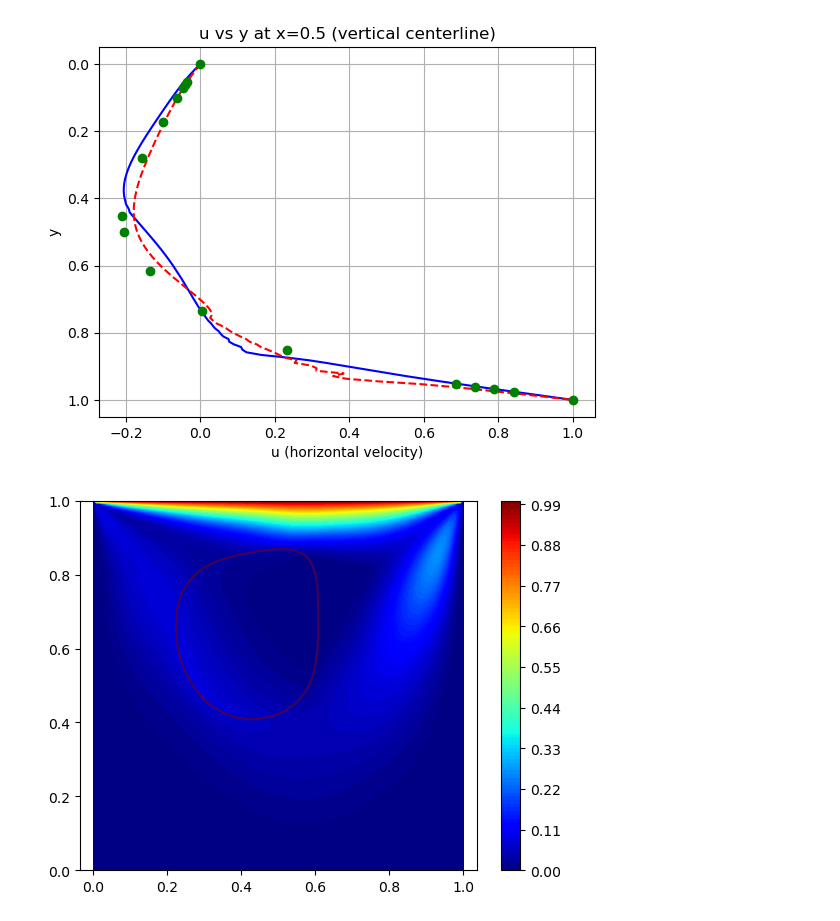
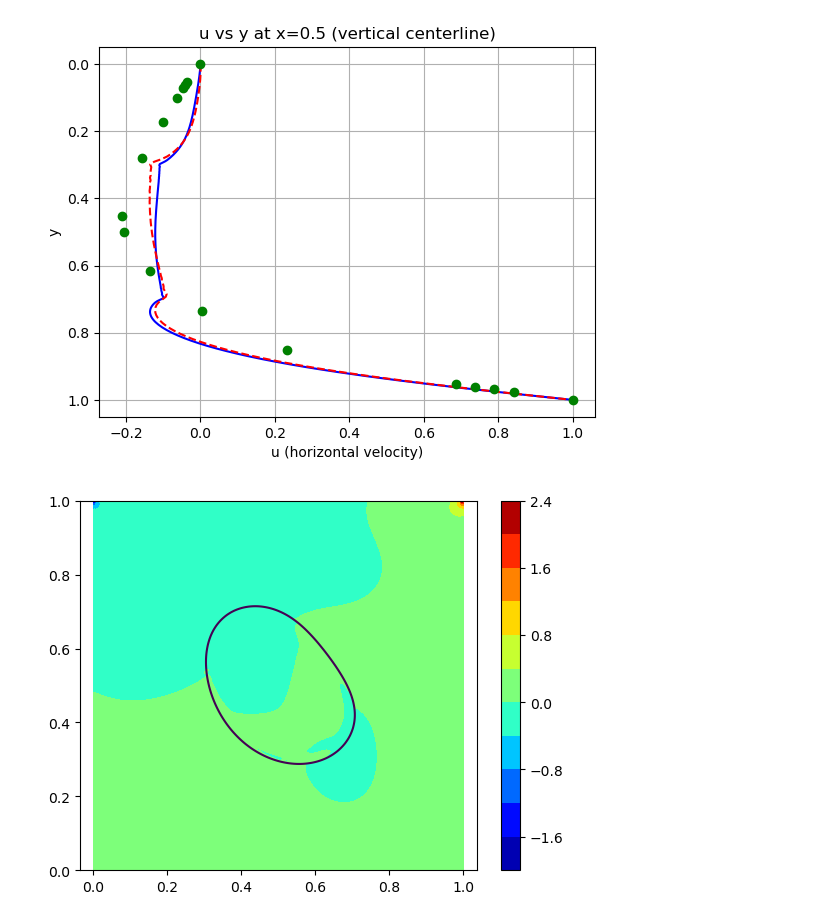
Before and after one commit to samanseifi/pyRMT, a Jupyter notebook: plotting.ipynb, the cells around one changed output. Cells and saved outputs as stored; diff of their text form; code cells hidden in the pictures.

```diff
--- a/plotting.ipynb
+++ b/plotting.ipynb
@@ -125,7 +125,7 @@ def reinitialize_phi_PDE(phi_in, dx, dy, num_iters, apply_phi_BCs_func, dt_reini
 with h5py.File("frames_128x128_new/data_00001.h5", "r") as f:
     phi00 = f["phi"][:]
 
-with h5py.File("frames_128x128_new/data_42000.h5", "r") as f:
+with h5py.File("frames_128x128_benchmark/data_015300.h5", "r") as f:
     phi0 = f["phi"][:]
     sigma_xx0 = f["sigma_xx"][:]
     sigma_xy0 = f["sigma_xy"][:]
@@ -139,7 +139,7 @@ with h5py.File("frames_128x128_new/data_42000.h5", "r") as f:
     div_vel0 = f["div_vel"][:]
 
 
-with h5py.File("frames/data_93700.h5", "r") as f:
+with h5py.File("frames/data_16300.h5", "r") as f:
     phi = f["phi"][:]
     sigma_xx = f["sigma_xx"][:]
     sigma_xy = f["sigma_xy"][:]
@@ -154,7 +154,7 @@ with h5py.File("frames/data_93700.h5", "r") as f:
 # %%
 # plot the benchmark at cavity center line
 Ny0 = Nx0 = 128
-Ny = Nx = 128
+Ny = Nx = 256
 y0 = np.linspace(0, 1, Ny0)
 y = np.linspace(0, 1, Ny)
 
@@ -182,25 +182,25 @@ plt.grid(True)
 plt.gca().invert_yaxis()  # optional to match standard benchmark view
 plt.show()
 # %% [output]
-[figure, old version]
+[figure, new version]
 # %%
 
 Lx, Ly = 1.0, 1.0
 X, Y, dx, dy = create_grid(Nx, Ny, Lx, Ly)
 
 Lx, Ly = 1.0, 1.0
 X0, Y0, dx0, dy0 = create_grid(Nx0, Ny0, Lx, Ly)
 
 # phi = reinitialize_phi_PDE(phi, dx, dy, num_iters=20, apply_phi_BCs_func=None)
 
 dpdx, dpdy = np.gradient(p0, dx, dy)
 
 
-plt.contourf(X, Y, b**2+a**2, levels=100, cmap="jet")
+plt.contourf(X, Y, p, levels=10, cmap="jet")
 plt.colorbar()
 plt.contour(X,Y, phi, levels=[0])
 plt.axis('equal')
 plt.show()
 # %% [output]
-[figure, old version]
+[figure, new version]
 # %%
```
Also changed, not shown: parts of 7 cells of this notebook, 3 other files.
